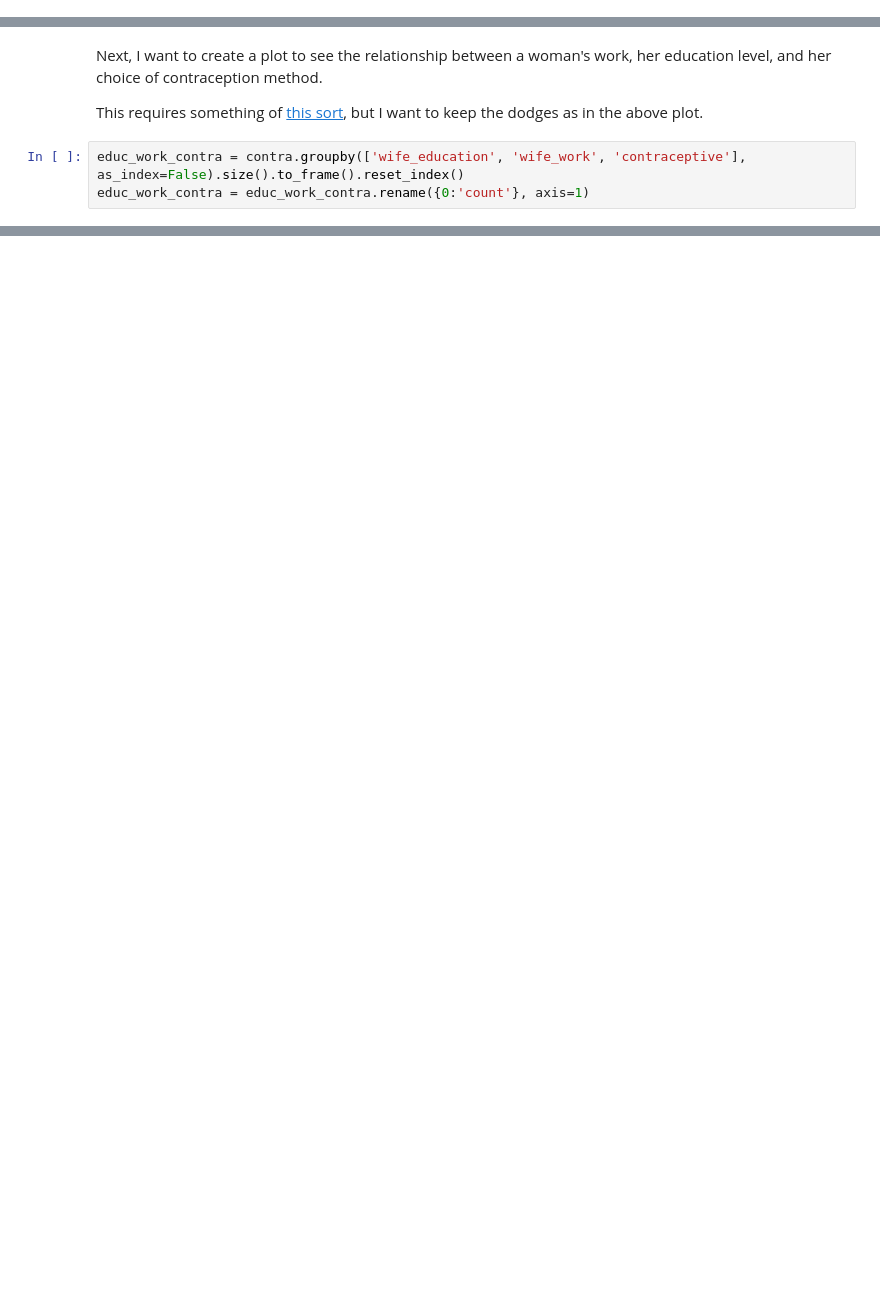
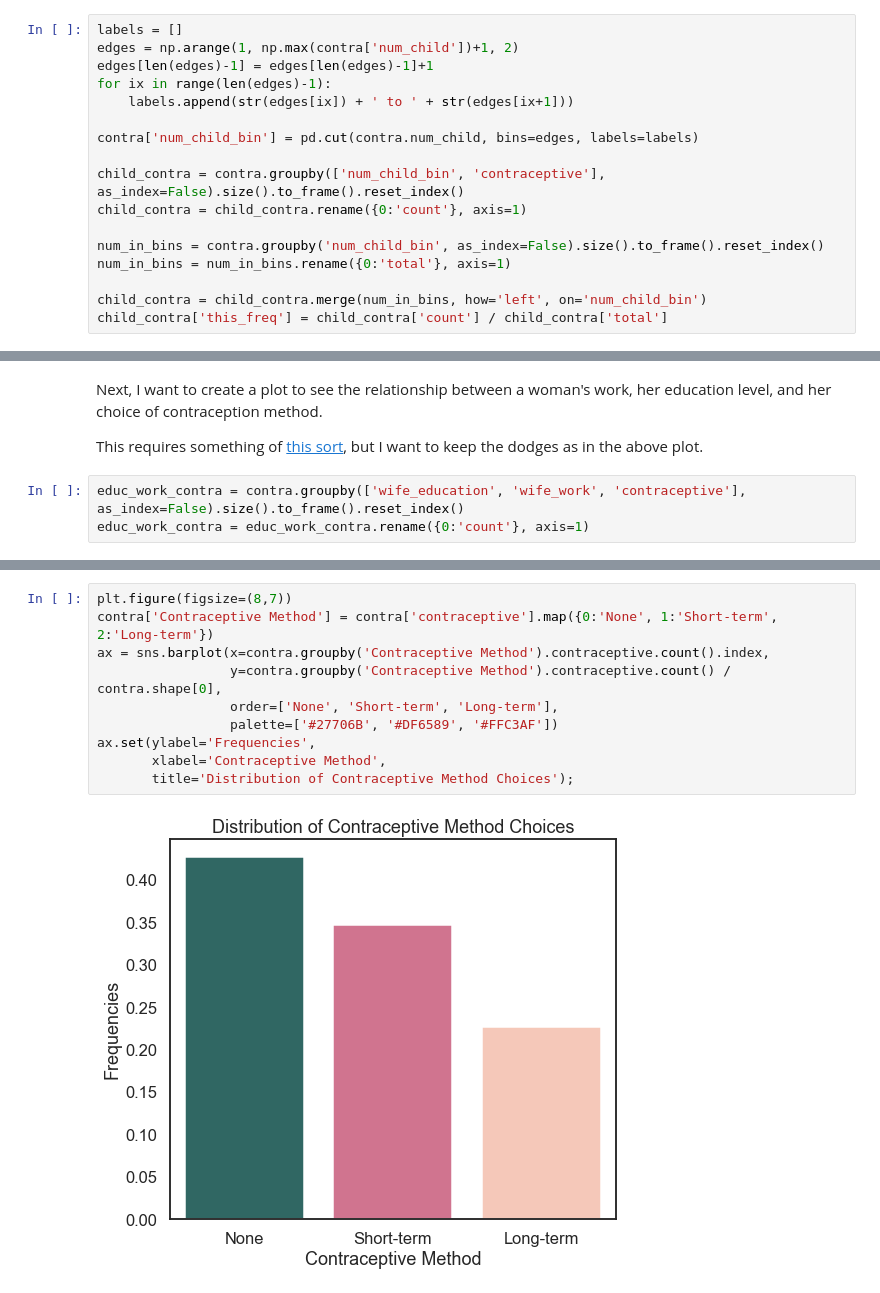
Before and after one commit to palautatan/contraception, a Jupyter notebook: 2-scripts/espejo/1-eda.ipynb, the cells around one changed output, grey strips where cells are left out. Drawn from its saved outputs; the diff is of its cells as text; blank space fills up the shorter version.

```diff
--- a/2-scripts/espejo/1-eda.ipynb
+++ b/2-scripts/espejo/1-eda.ipynb
@@ -190,0 +159,17 @@ plt.show();
+# %%
+labels = []
+edges = np.arange(1, np.max(contra['num_child'])+1, 2)
+edges[len(edges)-1] = edges[len(edges)-1]+1
+for ix in range(len(edges)-1):
+    labels.append(str(edges[ix]) + ' to ' + str(edges[ix+1]))
+
+contra['num_child_bin'] = pd.cut(contra.num_child, bins=edges, labels=labels)
+
+child_contra = contra.groupby(['num_child_bin', 'contraceptive'], as_index=False).size().to_frame().reset_index()
+child_contra = child_contra.rename({0:'count'}, axis=1)
+
+num_in_bins = contra.groupby('num_child_bin', as_index=False).size().to_frame().reset_index()
+num_in_bins = num_in_bins.rename({0:'total'}, axis=1)
+
+child_contra = child_contra.merge(num_in_bins, how='left', on='num_child_bin')
+child_contra['this_freq'] = child_contra['count'] / child_contra['total']
@@ -246,0 +322,12 @@ educ_work_contra
+# %%
+plt.figure(figsize=(8,7))
+contra['Contraceptive Method'] = contra['contraceptive'].map({0:'None', 1:'Short-term', 2:'Long-term'})
+ax = sns.barplot(x=contra.groupby('Contraceptive Method').contraceptive.count().index,
+                 y=contra.groupby('Contraceptive Method').contraceptive.count() / contra.shape[0],
+                 order=['None', 'Short-term', 'Long-term'],
+                 palette=['#27706B', '#DF6589', '#FFC3AF'])
+ax.set(ylabel='Frequencies',
+       xlabel='Contraceptive Method',
+       title='Distribution of Contraceptive Method Choices');
+# %% [output]
+[figure, added]
```
Also changed, not shown: parts of 49 cells of this notebook, 6 other files.
